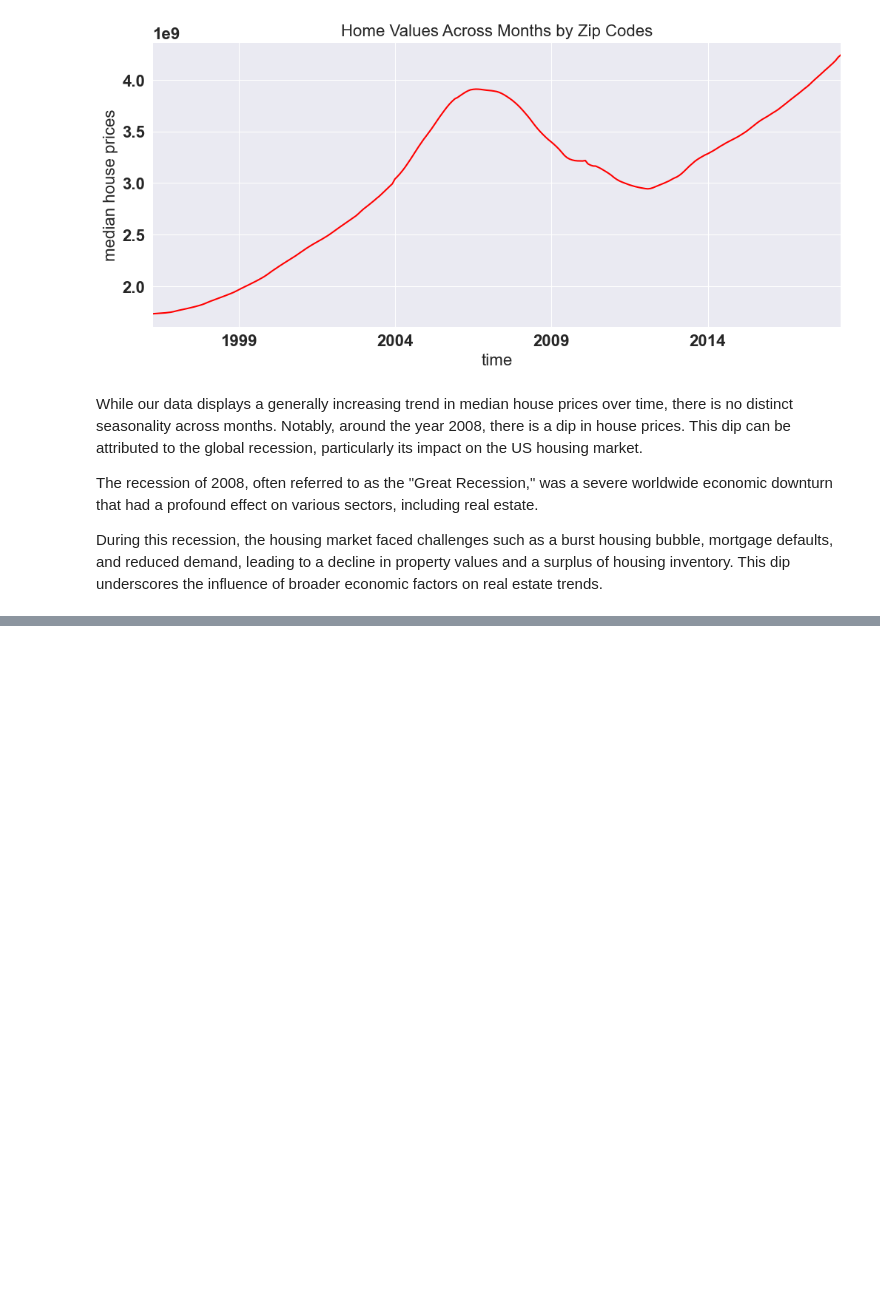
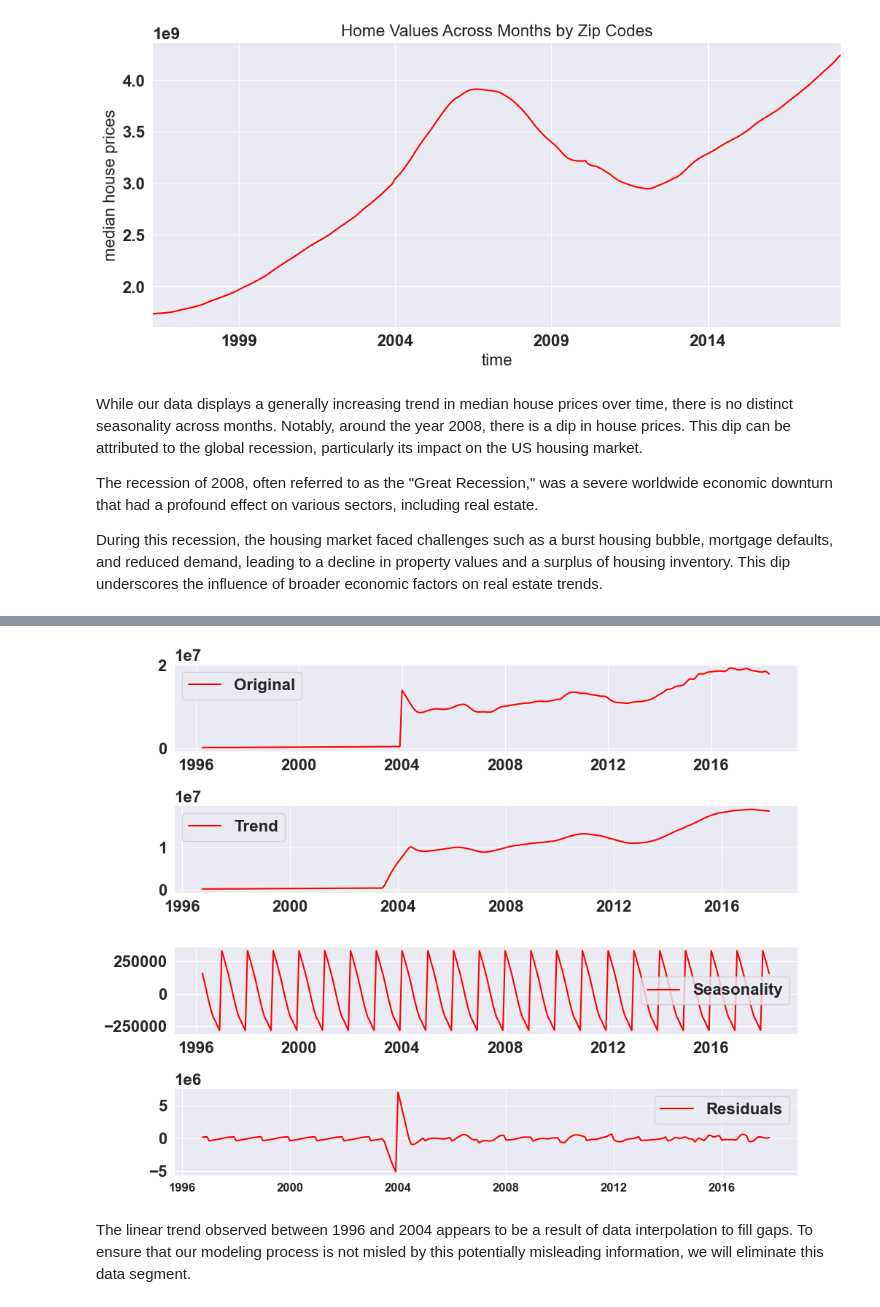
Before and after one commit to FionaNalianya/Forecasting-real-estate-prices, a Jupyter notebook: notebook.ipynb, the cells around one changed output, grey strips where cells are left out. Drawn from its saved outputs; the diff is of its cells as text; code cells hidden in the pictures; blank space fills up the shorter version.

```diff
--- a/notebook.ipynb
+++ b/notebook.ipynb
@@ -832,0 +852,6 @@ During this recession, the housing market faced challenges such as a burst housi
+# %%
+# Top 5 zipcodes in terms of ROI
+top_5 =['10021','31561','10014','11217','96714']
+
+top5_df = new_df[new_df['Zipcode'].isin(top_5)]
+top5_df.head()
@@ -832,0 +866,4 @@ During this recession, the housing market faced challenges such as a burst housi
+# %%
+# We will be using one of those zipcodes for modelling
+z_df = top5_df[top5_df['Zipcode'] =='10021']
+z_df.head()
@@ -832,0 +878,3 @@ During this recession, the housing market faced challenges such as a burst housi
+# %%
+my_series = z_df['average_houseprice']
+my_series[:10]
@@ -832,0 +923,33 @@ During this recession, the housing market faced challenges such as a burst housi
+# %%
+# checking for trend, seasonality and residuals in data
+def seasonal_decomposition(df):
+    decomposition = seasonal_decompose(df)
+
+    # Gather the trend, seasonality, and residuals
+    trend = decomposition.trend
+    seasonal = decomposition.seasonal
+    residual = decomposition.resid
+
+# Plot gathered statistics
+    plt.figure(figsize=(10,8))
+    plt.subplot(411)
+    plt.plot(df, label='Original', color='red')
+    #plt.plot(ts, label='Original', color='blue')
+    plt.legend(loc='best')
+    plt.subplot(412)
+    plt.plot(trend, label='Trend', color='red')
+    plt.legend(loc='best')
+    plt.subplot(413)
+    plt.plot(seasonal,label='Seasonality', color='red')
+    plt.legend(loc='best')
+    plt.subplot(414)
+    plt.plot(residual, label='Residuals', color='red')
+    plt.legend(loc='best')
+    plt.tight_layout()
+    plt.xticks(fontsize =12)
+# %%
+seasonal_decomposition(my_series)
+# %% [output]
+[figure, added]
+# %% [markdown]
+The linear trend observed between 1996 and 2004 appears to be a result of data interpolation to fill gaps. To ensure that our modeling process is not misled by this potentially misleading information, we will eliminate this data segment.
```
Also changed, not shown: parts of 26 cells of this notebook.
